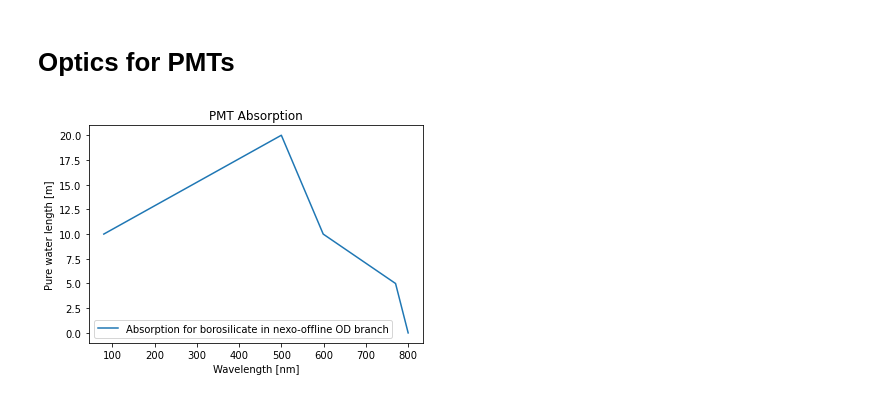
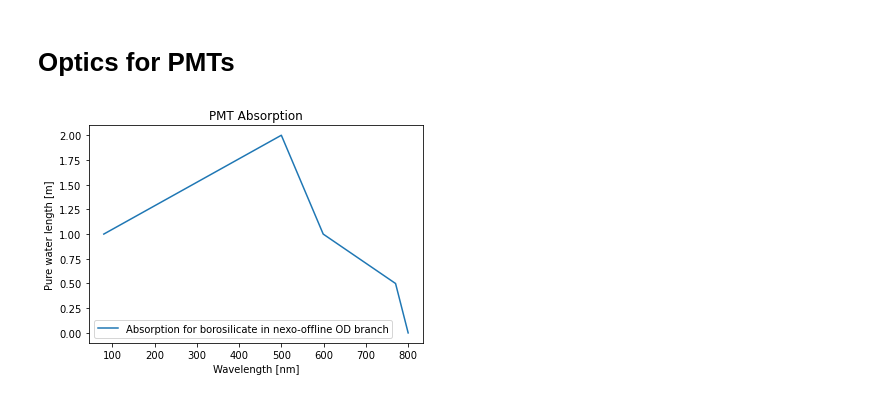
Before and after one commit to eklem1/OD_work, a Jupyter notebook: OpticsGraphs.ipynb, the cells around one changed output. Cells and saved outputs as stored; diff of their text form; code cells hidden in the pictures.

```diff
--- a/OpticsGraphs.ipynb
+++ b/OpticsGraphs.ipynb
@@ -157,19 +202,19 @@ BialkaliEnergy = np.array([1.55*eV, 15.5*eV ])
 BialkaliRefractiveIndex = np.array([2.9,  2.9])
 BialkaliImaginaryindex = np.array([1.6, 1.6])
 # %%
-plt.plot(eVtoWavelength(pyrexEnergies), pyrexAbsorption/100, label="Absorption for borosilicate in nexo-offline OD branch") #not really sure why these two are offset
+plt.plot(eVtoWavelength(pyrexEnergies), pyrexAbsorption/1000, label="Absorption for borosilicate in nexo-offline OD branch") #not really sure why these two are offset
 
 # plt.plot(eVtoWavelength(BialkaliEnergy), BialkaliImaginaryindex/100, label="Absorption in nexo-offline OD branch") #not really sure why these two are offset
 
 plt.xlabel("Wavelength [nm]")
 plt.ylabel("Pure water length [m]")
 plt.title("PMT Absorption")
 
 # plt.xlim(250, 550)
 # plt.ylim(0, 400)
 
 plt.legend()
 plt.show()
 # %% [output]
-[figure, old version]
+[figure, new version]
 # %%
```
Also changed, not shown: parts of 8 cells of this notebook, 5 other files.
